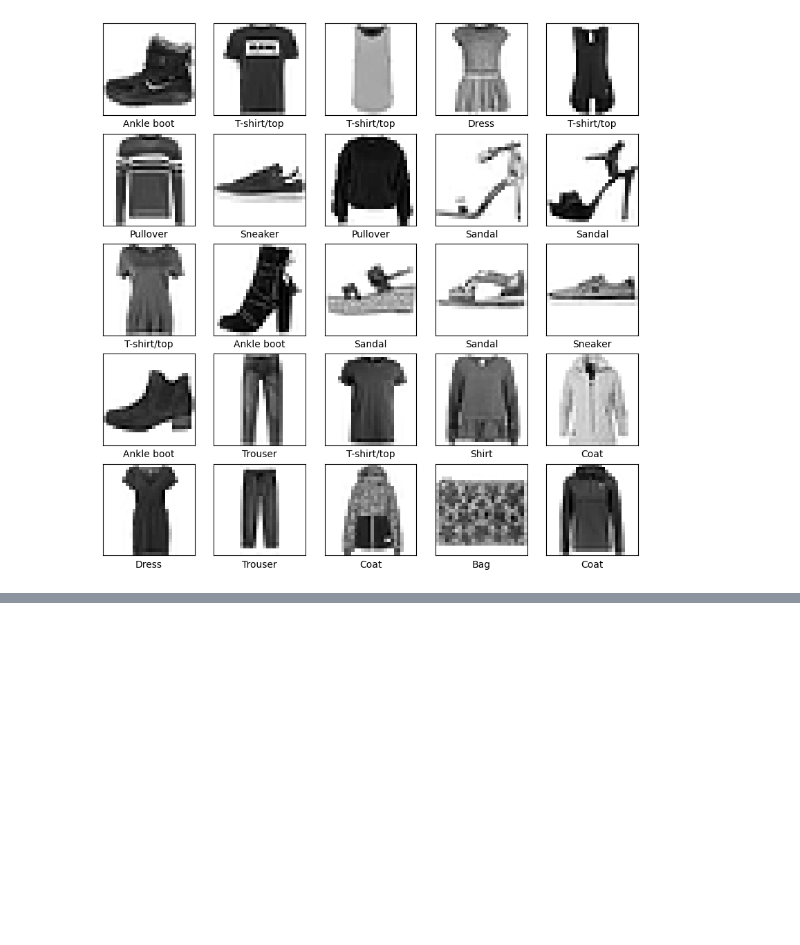
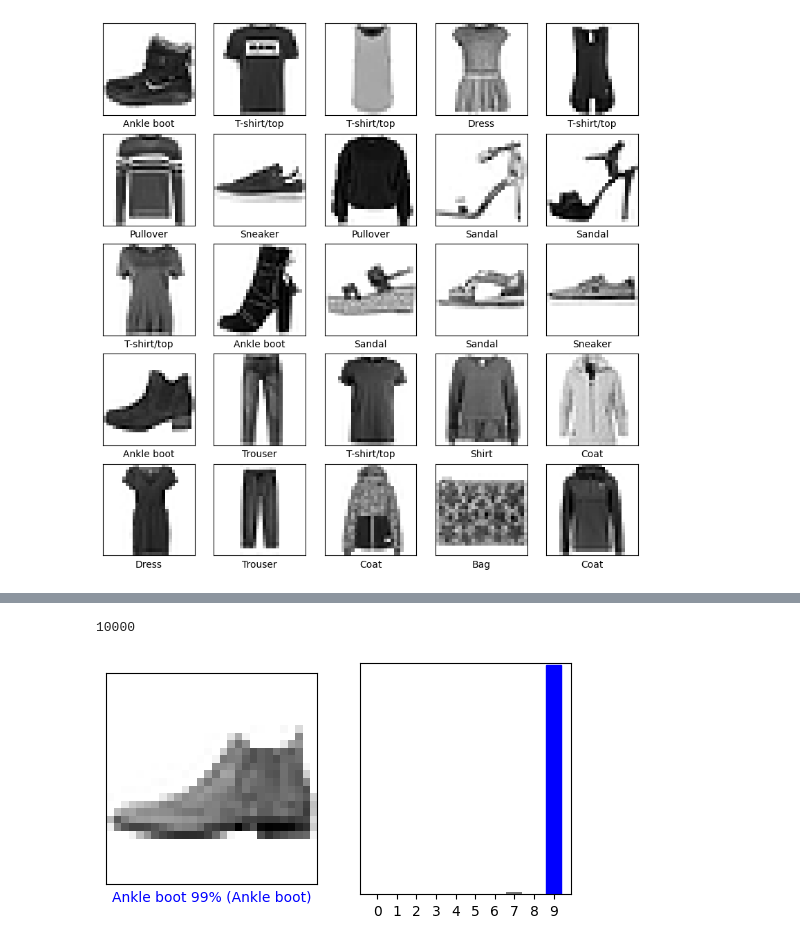
Before and after one commit to antonpious/tensorflow-playground, a Jupyter notebook: classification.ipynb, the cells around one changed output, grey strips where cells are left out. Cells and saved outputs as stored; diff of their text form; code cells hidden in the pictures; blank space fills up the shorter version.

```diff
--- a/classification.ipynb
+++ b/classification.ipynb
@@ -146,0 +279,52 @@ plt.show()
+# %%
+# the predictions now have an array for each of the 10000 test images
+len(predictions)
+# %% [output]
+10000
+# %%
+# We now need to plot the images in test with the value in the predictions.
+# if the image is true we just render it as it is
+# if its false we render the lable as red with what was the wrong prediction
+def plot_image(i, predictions_array, true_label, img):
+  true_label, img = true_label[i], img[i]
+  plt.grid(False)
+  plt.xticks([])
+  plt.yticks([])
+
+  plt.imshow(img, cmap=plt.cm.binary)
+
+  predicted_label = np.argmax(predictions_array)
+  if predicted_label == true_label:
+    color = 'blue'
+  else:
+    color = 'red'
+
+  plt.xlabel("{} {:2.0f}% ({})".format(class_names[predicted_label],
+                                100*np.max(predictions_array),
+                                class_names[true_label]),
+                                color=color)
+# %%
+# we now define another graph of what was the predicted value
+# if the value wrong we put that chart in red
+def plot_value_array(i, predictions_array, true_label):
+  true_label = true_label[i]
+  plt.grid(False)
+  plt.xticks(range(10))
+  plt.yticks([])
+  thisplot = plt.bar(range(10), predictions_array, color="#777777")
+  plt.ylim([0, 1])
+  predicted_label = np.argmax(predictions_array)
+
+  thisplot[predicted_label].set_color('red')
+  thisplot[true_label].set_color('blue')
+# %%
+# verify for the first image
+i = 0
+plt.figure(figsize=(6,3))
+plt.subplot(1,2,1)
+plot_image(i, predictions[i], test_labels, test_images)
+plt.subplot(1,2,2)
+plot_value_array(i, predictions[i],  test_labels)
+plt.show()
+# %% [output]
+[figure, added]
```
Also changed, not shown: parts of 24 cells of this notebook.
